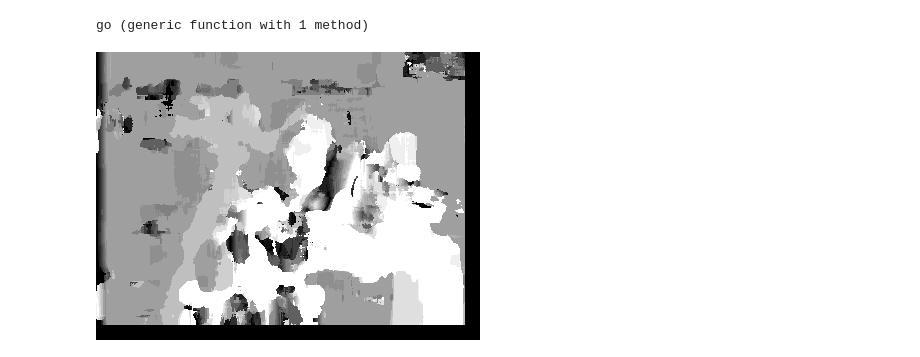
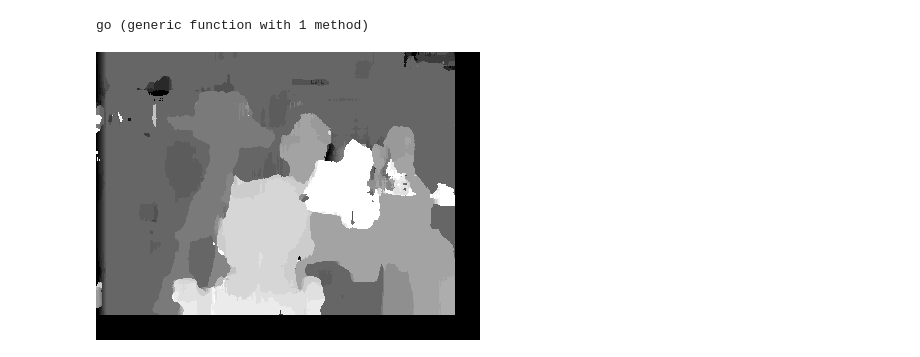
Before and after one commit to Zackyzz/ComputerVision, a Jupyter notebook: StereoVision/StereoVision.ipynb, the cells around one changed output. Cells and saved outputs as stored; diff of their text form; code cells hidden in the pictures.

```diff
--- a/StereoVision/StereoVision.ipynb
+++ b/StereoVision/StereoVision.ipynb
@@ -55,8 +55,8 @@ end
 # %% [output]
 go (generic function with 1 method)
 # %%
-disparity_map = go(15, 16)
+disparity_map = go(25, 25)
 max = maximum(disparity_map)
 display(Gray.(map((x) -> x / max, disparity_map)))
 # %% [output]
-[figure, old version]
+[figure, new version]
```
Also changed, not shown: parts of 1 cell of this notebook.
